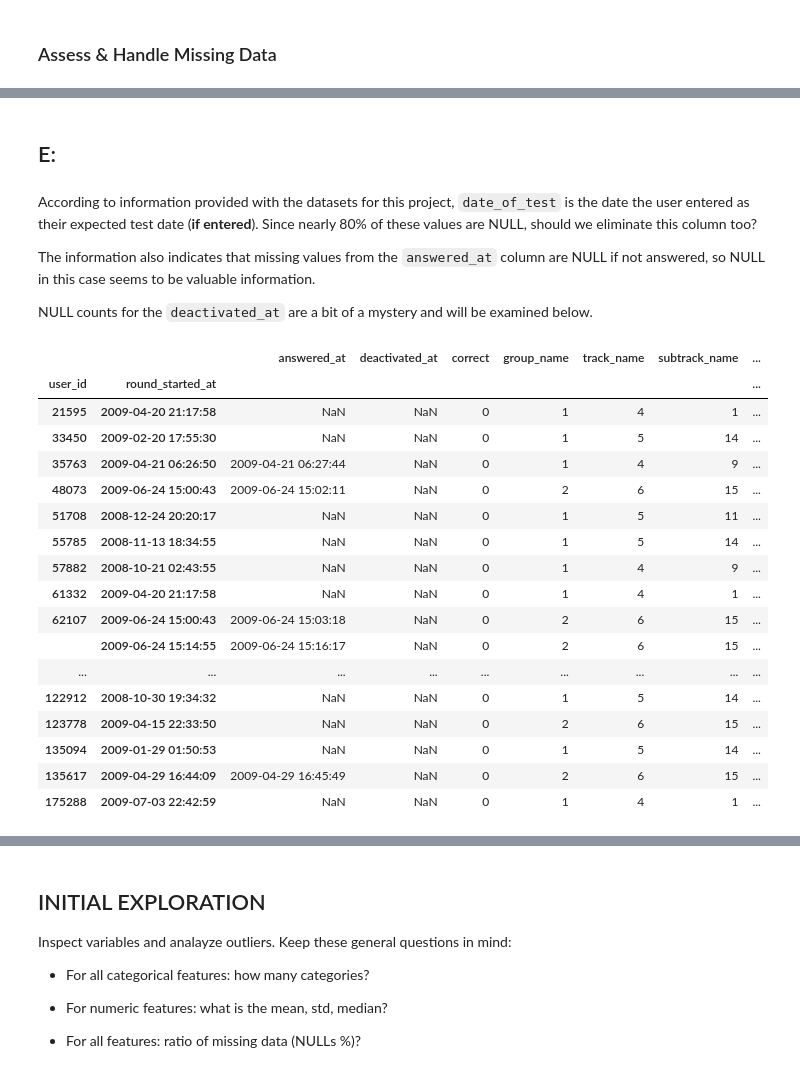
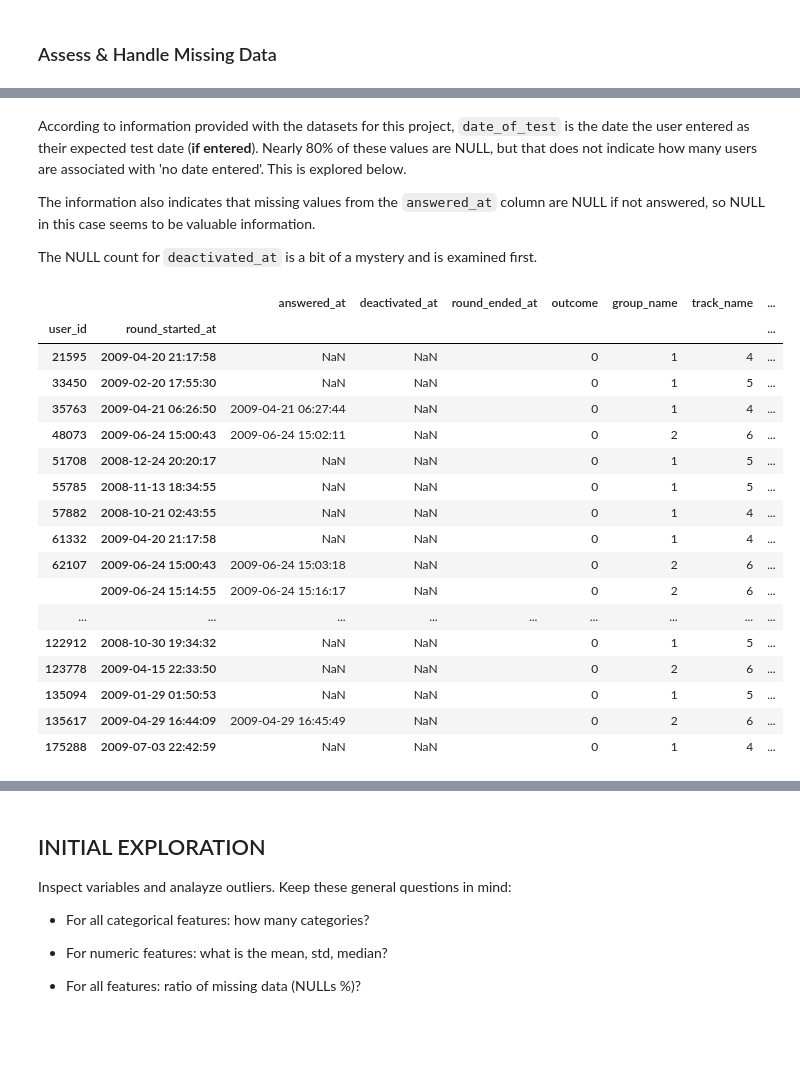
Before and after one commit to oserttas-math/predicting_assessment_mastery, a Jupyter notebook: notebooks/1.0-humburgc-initial_data_exploration.ipynb, the cells around one changed output, grey strips where cells are left out. Drawn from its saved outputs; the diff is of its cells as text; code cells hidden in the pictures; blank space fills up the shorter version.

Commit message:
Resolve NULL issues.

```diff
--- a/notebooks/1.0-humburgc-initial_data_exploration.ipynb
+++ b/notebooks/1.0-humburgc-initial_data_exploration.ipynb
@@ -134,0 +170,6 @@ Some columns, such as those not included in the test dataset, can be removed. Mu
+# %%
+# Apply the filter to the dataframe, drop the corresponding rows, save the rest:
+df = df.drop(df[year0_filter].index)
+# %%
+# Convert date strings to datetime objects:
+df['round_started_at'] = pd.to_datetime(df['round_started_at'])
@@ -136,6 +179,12 @@ Some columns, such as those not included in the test dataset, can be removed. Mu
 # Drop selected columns and save results:
 df = df.drop(['outcome', 'answer_id', 'question_set_id'], axis='columns')
 
+# Change the name of 'correct' column to outcome:
+df = df.rename(columns = {'correct':'outcome'})
+
+# Create a new column, round_ended_at:
+df['round_ended_at'] = ''
+
 # Index the dataset by users, then start time; sort and save:
 df = df.set_index(['user_id', 'round_started_at']).sort_index()
 # %%
@@ -184,9 +224,9 @@ df.head()
 |  | 2011-08-26 16:57:29 | 1 | 5024 | 0 | 0 | 2 | 10 | ... |
 # %%
 # Reorder the columns and save:
-df = df[['answered_at', 'deactivated_at', 'correct', 'group_name', 'track_name',
-         'subtrack_name', 'tag_string', 'question_id', 'question_type', 'game_type',
-         'num_players', 'date_of_test']]
+df = df[['answered_at', 'deactivated_at', 'round_ended_at', 'outcome', 'group_name',
+         'track_name', 'subtrack_name', 'tag_string', 'question_id', 'question_type',
+         'game_type', 'num_players', 'date_of_test']]
 
 # Reinspect the structure to confirm:
 df.head(30) # Return 30 observations to compare with further exploration later.
@@ -234,35 +275,32 @@ date_of_test      3824208
 dtype: int64
-# %% [markdown]
-E:
----
 # %% [markdown]
-According to information provided with the datasets for this project, `date_of_test` is the date the user entered as their expected test date (**if entered**). Since nearly 80% of these values are NULL, should we eliminate this column too?
+According to information provided with the datasets for this project, `date_of_test` is the date the user entered as their expected test date (**if entered**). Nearly 80% of these values are NULL, but that does not indicate how many users are associated with 'no date entered'. This is explored below.
 
 The information also indicates that missing values from the `answered_at` column are NULL if not answered, so NULL in this case seems to be valuable information.
 
-NULL counts for the `deactivated_at` are a bit of a mystery and will be examined below.
+The NULL count for `deactivated_at` is a bit of a mystery and is examined first.
 # %%
 # Create the filter for NULL values in the deactivated_at column:
-null_deactivated_at = df.deactivated_at.isnull()
+null_deactivated_filter = df.deactivated_at.isnull()
 
 # Apply the filter to the dataframe and inspect:
-df[null_deactivated_at]
+df[null_deactivated_filter]
 # %% [output]
-|  |  | answered_at | deactivated_at | correct | group_name | track_name | subtrack_name | ... |
+|  |  | answered_at | deactivated_at | round_ended_at | outcome | group_name | track_name | ... |
 | user_id | round_started_at |  |  |  |  |  |  | ... |
-| 21595 | 2009-04-20 21:17:58 | NaN | NaN | 0 | 1 | 4 | 1 | ... |
-| 33450 | 2009-02-20 17:55:30 | NaN | NaN | 0 | 1 | 5 | 14 | ... |
-| 35763 | 2009-04-21 06:26:50 | 2009-04-21 06:27:44 | NaN | 0 | 1 | 4 | 9 | ... |
-| 48073 | 2009-06-24 15:00:43 | 2009-06-24 15:02:11 | NaN | 0 | 2 | 6 | 15 | ... |
-| 51708 | 2008-12-24 20:20:17 | NaN | NaN | 0 | 1 | 5 | 11 | ... |
-| 55785 | 2008-11-13 18:34:55 | NaN | NaN | 0 | 1 | 5 | 14 | ... |
-| 57882 | 2008-10-21 02:43:55 | NaN | NaN | 0 | 1 | 4 | 9 | ... |
-| 61332 | 2009-04-20 21:17:58 | NaN | NaN | 0 | 1 | 4 | 1 | ... |
-| 62107 | 2009-06-24 15:00:43 | 2009-06-24 15:03:18 | NaN | 0 | 2 | 6 | 15 | ... |
-|  | 2009-06-24 15:14:55 | 2009-06-24 15:16:17 | NaN | 0 | 2 | 6 | 15 | ... |
+| 21595 | 2009-04-20 21:17:58 | NaN | NaN |  | 0 | 1 | 4 | ... |
+| 33450 | 2009-02-20 17:55:30 | NaN | NaN |  | 0 | 1 | 5 | ... |
+| 35763 | 2009-04-21 06:26:50 | 2009-04-21 06:27:44 | NaN |  | 0 | 1 | 4 | ... |
+| 48073 | 2009-06-24 15:00:43 | 2009-06-24 15:02:11 | NaN |  | 0 | 2 | 6 | ... |
+| 51708 | 2008-12-24 20:20:17 | NaN | NaN |  | 0 | 1 | 5 | ... |
+| 55785 | 2008-11-13 18:34:55 | NaN | NaN |  | 0 | 1 | 5 | ... |
+| 57882 | 2008-10-21 02:43:55 | NaN | NaN |  | 0 | 1 | 4 | ... |
+| 61332 | 2009-04-20 21:17:58 | NaN | NaN |  | 0 | 1 | 4 | ... |
+| 62107 | 2009-06-24 15:00:43 | 2009-06-24 15:03:18 | NaN |  | 0 | 2 | 6 | ... |
+|  | 2009-06-24 15:14:55 | 2009-06-24 15:16:17 | NaN |  | 0 | 2 | 6 | ... |
 | ... | ... | ... | ... | ... | ... | ... | ... | ... |
-| 122912 | 2008-10-30 19:34:32 | NaN | NaN | 0 | 1 | 5 | 14 | ... |
-| 123778 | 2009-04-15 22:33:50 | NaN | NaN | 0 | 2 | 6 | 15 | ... |
-| 135094 | 2009-01-29 01:50:53 | NaN | NaN | 0 | 1 | 5 | 14 | ... |
-| 135617 | 2009-04-29 16:44:09 | 2009-04-29 16:45:49 | NaN | 0 | 2 | 6 | 15 | ... |
-| 175288 | 2009-07-03 22:42:59 | NaN | NaN | 0 | 1 | 4 | 1 | ... |
+| 122912 | 2008-10-30 19:34:32 | NaN | NaN |  | 0 | 1 | 5 | ... |
+| 123778 | 2009-04-15 22:33:50 | NaN | NaN |  | 0 | 2 | 6 | ... |
+| 135094 | 2009-01-29 01:50:53 | NaN | NaN |  | 0 | 1 | 5 | ... |
+| 135617 | 2009-04-29 16:44:09 | 2009-04-29 16:45:49 | NaN |  | 0 | 2 | 6 | ... |
+| 175288 | 2009-07-03 22:42:59 | NaN | NaN |  | 0 | 1 | 4 | ... |
```
Also changed, not shown: parts of 41 cells of this notebook.
